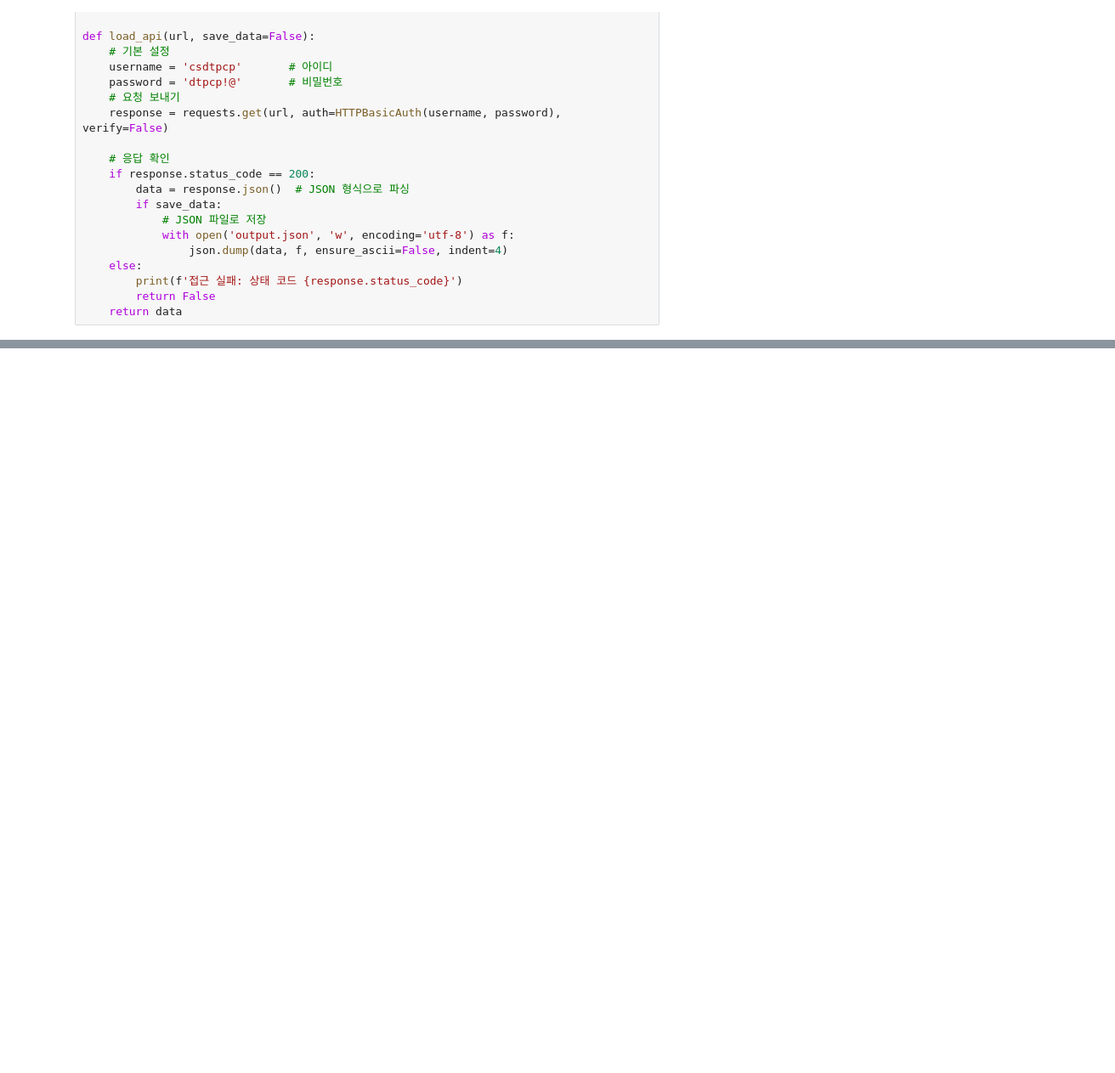
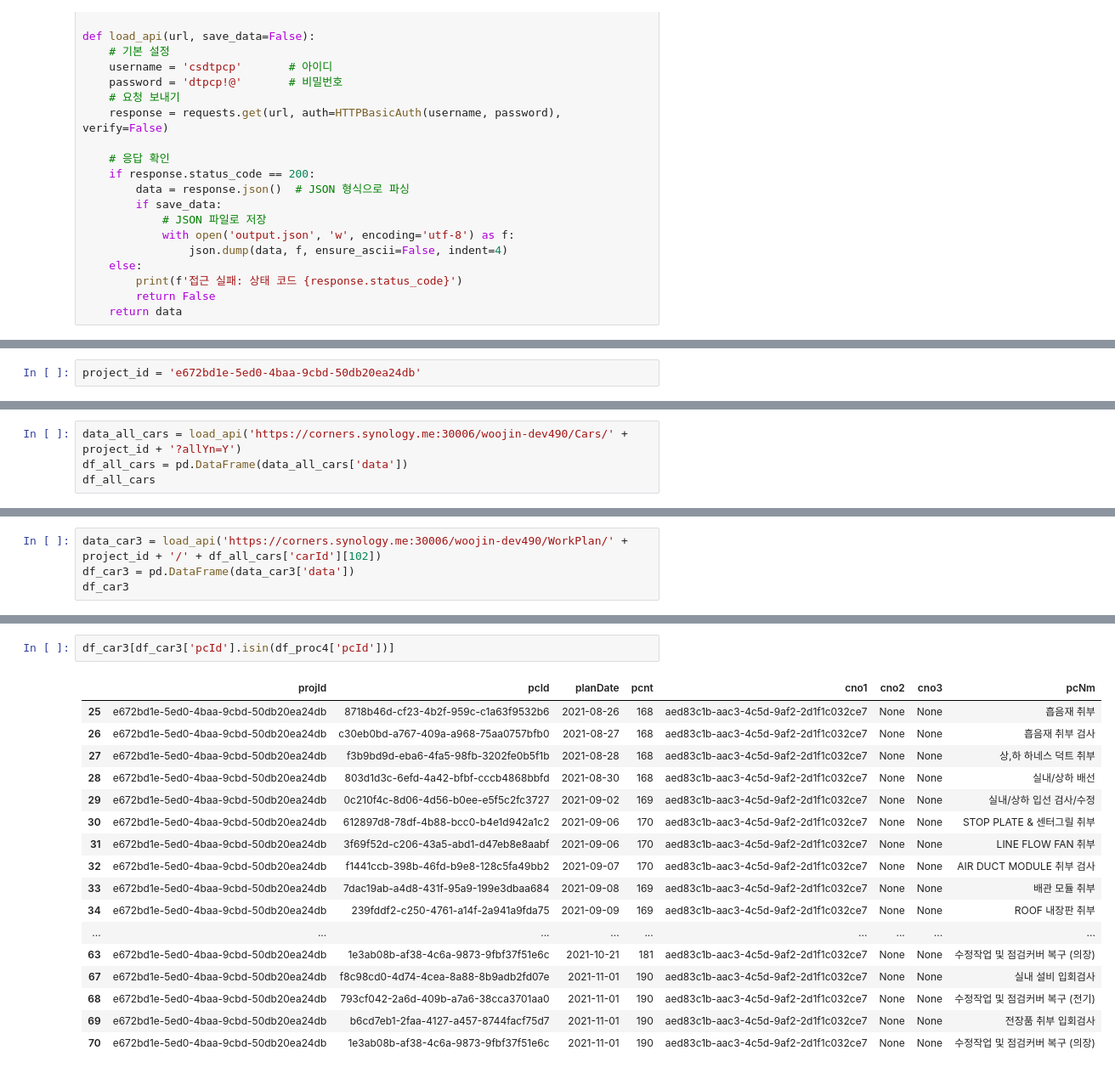
Before and after one commit to elin914/woojin, a Jupyter notebook: test code/load api.ipynb, the cells around one changed output, grey strips where cells are left out. Shown at 85% size. Drawn from its saved outputs; the diff is of its cells as text; blank space fills up the shorter version.

```diff
--- a/test code/load api.ipynb
+++ b/test code/load api.ipynb
@@ -397,0 +29,2 @@ plt.show()
+# %%
+project_id = 'e672bd1e-5ed0-4baa-9cbd-50db20ea24db'
@@ -397,0 +120,4 @@ plt.show()
+# %%
+data_all_cars = load_api('https://corners.synology.me:30006/woojin-dev490/Cars/' + project_id + '?allYn=Y')
+df_all_cars = pd.DataFrame(data_all_cars['data'])
+df_all_cars
@@ -397,0 +178,4 @@ plt.show()
+# %%
+data_car3 = load_api('https://corners.synology.me:30006/woojin-dev490/WorkPlan/' + project_id + '/' + df_all_cars['carId'][102])
+df_car3 = pd.DataFrame(data_car3['data'])
+df_car3
@@ -397,0 +230,20 @@ plt.show()
+# %%
+df_car3[df_car3['pcId'].isin(df_proc4['pcId'])]
+# %% [output]
+|  | projId | pcId | planDate | pcnt | cno1 | cno2 | cno3 | pcNm |
+| 25 | e672bd1e-5ed0-4baa-9cbd-50db20ea24db | 8718b46d-cf23-4b2f-959c-c1a63f9532b6 | 2021-08-26 | 168 | aed83c1b-aac3-4c5d-9af2-2d1f1c032ce7 | None | None | 흡음재 취부 |
+| 26 | e672bd1e-5ed0-4baa-9cbd-50db20ea24db | c30eb0bd-a767-409a-a968-75aa0757bfb0 | 2021-08-27 | 168 | aed83c1b-aac3-4c5d-9af2-2d1f1c032ce7 | None | None | 흡음재 취부 검사 |
+| 27 | e672bd1e-5ed0-4baa-9cbd-50db20ea24db | f3b9bd9d-eba6-4fa5-98fb-3202fe0b5f1b | 2021-08-28 | 168 | aed83c1b-aac3-4c5d-9af2-2d1f1c032ce7 | None | None | 상,하 하네스 덕트 취부 |
+| 28 | e672bd1e-5ed0-4baa-9cbd-50db20ea24db | 803d1d3c-6efd-4a42-bfbf-cccb4868bbfd | 2021-08-30 | 168 | aed83c1b-aac3-4c5d-9af2-2d1f1c032ce7 | None | None | 실내/상하 배선 |
+| 29 | e672bd1e-5ed0-4baa-9cbd-50db20ea24db | 0c210f4c-8d06-4d56-b0ee-e5f5c2fc3727 | 2021-09-02 | 169 | aed83c1b-aac3-4c5d-9af2-2d1f1c032ce7 | None | None | 실내/상하 입선 검사/수정 |
+| 30 | e672bd1e-5ed0-4baa-9cbd-50db20ea24db | 612897d8-78df-4b88-bcc0-b4e1d942a1c2 | 2021-09-06 | 170 | aed83c1b-aac3-4c5d-9af2-2d1f1c032ce7 | None | None | STOP PLATE & 센터그릴 취부 |
+| 31 | e672bd1e-5ed0-4baa-9cbd-50db20ea24db | 3f69f52d-c206-43a5-abd1-d47eb8e8aabf | 2021-09-06 | 170 | aed83c1b-aac3-4c5d-9af2-2d1f1c032ce7 | None | None | LINE FLOW FAN 취부 |
+| 32 | e672bd1e-5ed0-4baa-9cbd-50db20ea24db | f1441ccb-398b-46fd-b9e8-128c5fa49bb2 | 2021-09-07 | 170 | aed83c1b-aac3-4c5d-9af2-2d1f1c032ce7 | None | None | AIR DUCT MODULE 취부 검사 |
+| 33 | e672bd1e-5ed0-4baa-9cbd-50db20ea24db | 7dac19ab-a4d8-431f-95a9-199e3dbaa684 | 2021-09-08 | 169 | aed83c1b-aac3-4c5d-9af2-2d1f1c032ce7 | None | None | 배관 모듈 취부 |
+| 34 | e672bd1e-5ed0-4baa-9cbd-50db20ea24db | 239fddf2-c250-4761-a14f-2a941a9fda75 | 2021-09-09 | 169 | aed83c1b-aac3-4c5d-9af2-2d1f1c032ce7 | None | None | ROOF 내장판 취부 |
+| ... | ... | ... | ... | ... | ... | ... | ... | ... |
+| 63 | e672bd1e-5ed0-4baa-9cbd-50db20ea24db | 1e3ab08b-af38-4c6a-9873-9fbf37f51e6c | 2021-10-21 | 181 | aed83c1b-aac3-4c5d-9af2-2d1f1c032ce7 | None | None | 수정작업 및 점검커버 복구 (의장) |
+| 67 | e672bd1e-5ed0-4baa-9cbd-50db20ea24db | f8c98cd0-4d74-4cea-8a88-8b9adb2fd07e | 2021-11-01 | 190 | aed83c1b-aac3-4c5d-9af2-2d1f1c032ce7 | None | None | 실내 설비 입회검사 |
+| 68 | e672bd1e-5ed0-4baa-9cbd-50db20ea24db | 793cf042-2a6d-409b-a7a6-38cca3701aa0 | 2021-11-01 | 190 | aed83c1b-aac3-4c5d-9af2-2d1f1c032ce7 | None | None | 수정작업 및 점검커버 복구 (전기) |
+| 69 | e672bd1e-5ed0-4baa-9cbd-50db20ea24db | b6cd7eb1-2faa-4127-a457-8744facf75d7 | 2021-11-01 | 190 | aed83c1b-aac3-4c5d-9af2-2d1f1c032ce7 | None | None | 전장품 취부 입회검사 |
+| 70 | e672bd1e-5ed0-4baa-9cbd-50db20ea24db | 1e3ab08b-af38-4c6a-9873-9fbf37f51e6c | 2021-11-01 | 190 | aed83c1b-aac3-4c5d-9af2-2d1f1c032ce7 | None | None | 수정작업 및 점검커버 복구 (의장) |
```
Also changed, not shown: parts of 42 cells of this notebook, 4 other files.
